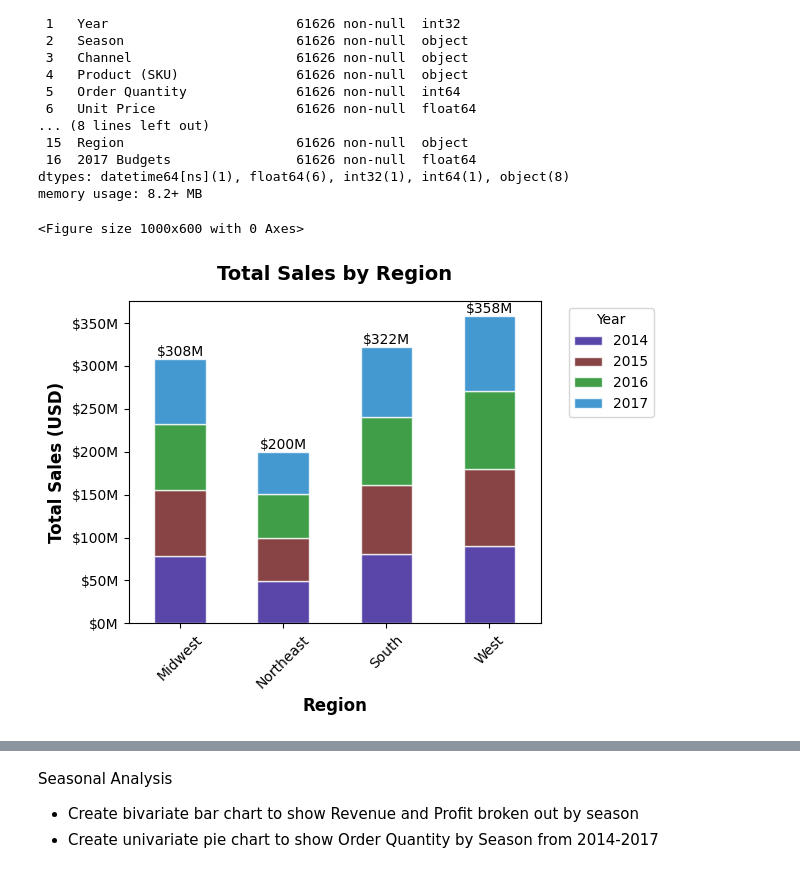
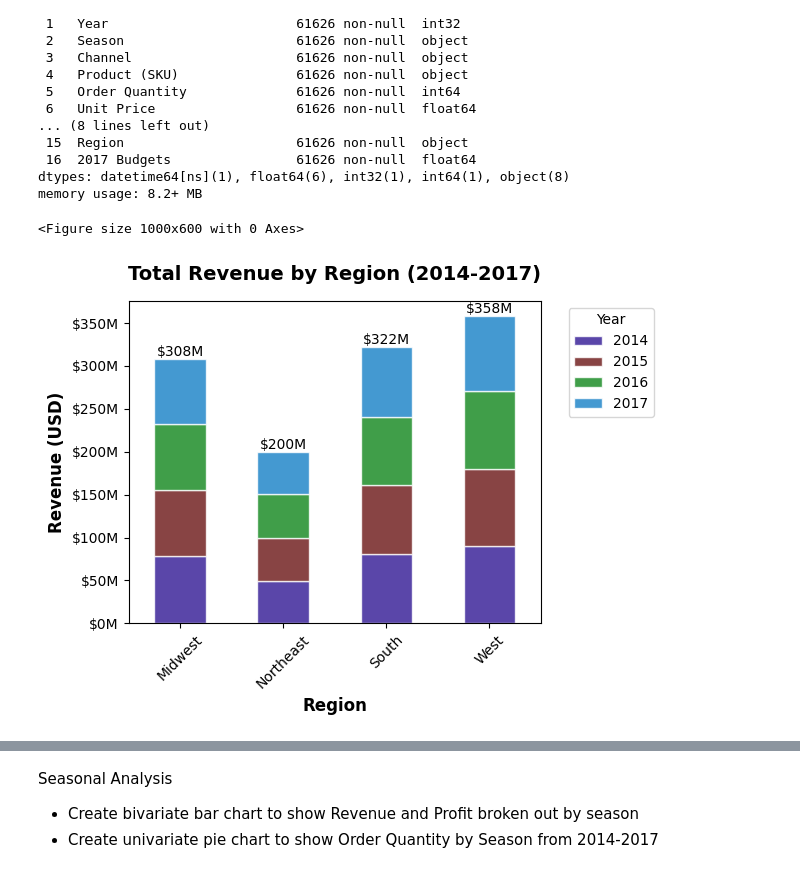
Before and after one commit to chadwich0804/Regional-Sales-Analysis-Project, a Jupyter notebook: RegionalSalesAnalysis.ipynb, the cells around one changed output, grey strips where cells are left out. Drawn from its saved outputs; the diff is of its cells as text; code cells hidden in the pictures.

```diff
--- a/RegionalSalesAnalysis.ipynb
+++ b/RegionalSalesAnalysis.ipynb
@@ -673,35 +672,35 @@ memory usage: 8.2+ MB
 # %%
 # Aggregate Sales by Region and Year
 sales_by_region_year = df_SalesOrders.groupby(['Region', 'Year'])['Line Total'].sum().unstack()
 
 # Create a stacked bar chart
 plt.figure(figsize=(10, 6))
 bars = sales_by_region_year.plot(kind='bar', stacked=True, color=["#311894", "#6b1515", "#10861c", "#1580c6", "#293818"], edgecolor='white', alpha=0.8)
 
 # Customize the plot
-plt.title('Total Sales by Region', fontsize=14, pad=15, fontweight='bold')
+plt.title('Total Revenue by Region (2014-2017)', fontsize=14, pad=15, fontweight='bold')
 plt.xlabel('Region', fontsize=12, fontweight='bold')
-plt.ylabel('Total Sales (USD)', fontsize=12, fontweight='bold')
+plt.ylabel('Revenue (USD)', fontsize=12, fontweight='bold')
 plt.legend(title='Year', bbox_to_anchor=(1.05, 1), loc='upper left')
 plt.xticks(rotation=45)
 
 # Format y-axis as $M (millions)
 def currency_millions_formatter(x, pos):
     return f"${x/1_000_000:,.0f}M"
 plt.gca().yaxis.set_major_formatter(FuncFormatter(currency_millions_formatter))
 
 # Add total sales labels on top of each bar
 for i, (region, row) in enumerate(sales_by_region_year.iterrows()):
     total_sales = row.sum()
     formatted_total = f"${total_sales / 1_000_000:,.0f}M"
     plt.text(i, total_sales, formatted_total, ha='center', va='bottom', fontsize=10)
 
 # Add grid for better readability
 plt.tight_layout()
 plt.show()
 # %% [output]
 <Figure size 1000x600 with 0 Axes>
-[figure, old version]
+[figure, new version]
 # %%
 # Aggregate Profit by Region and Year
 profit_by_region_year = df_SalesOrders.groupby(['Region', 'Year'])['Profit'].sum().unstack()
```
Also changed, not shown: parts of 6 cells of this notebook.
